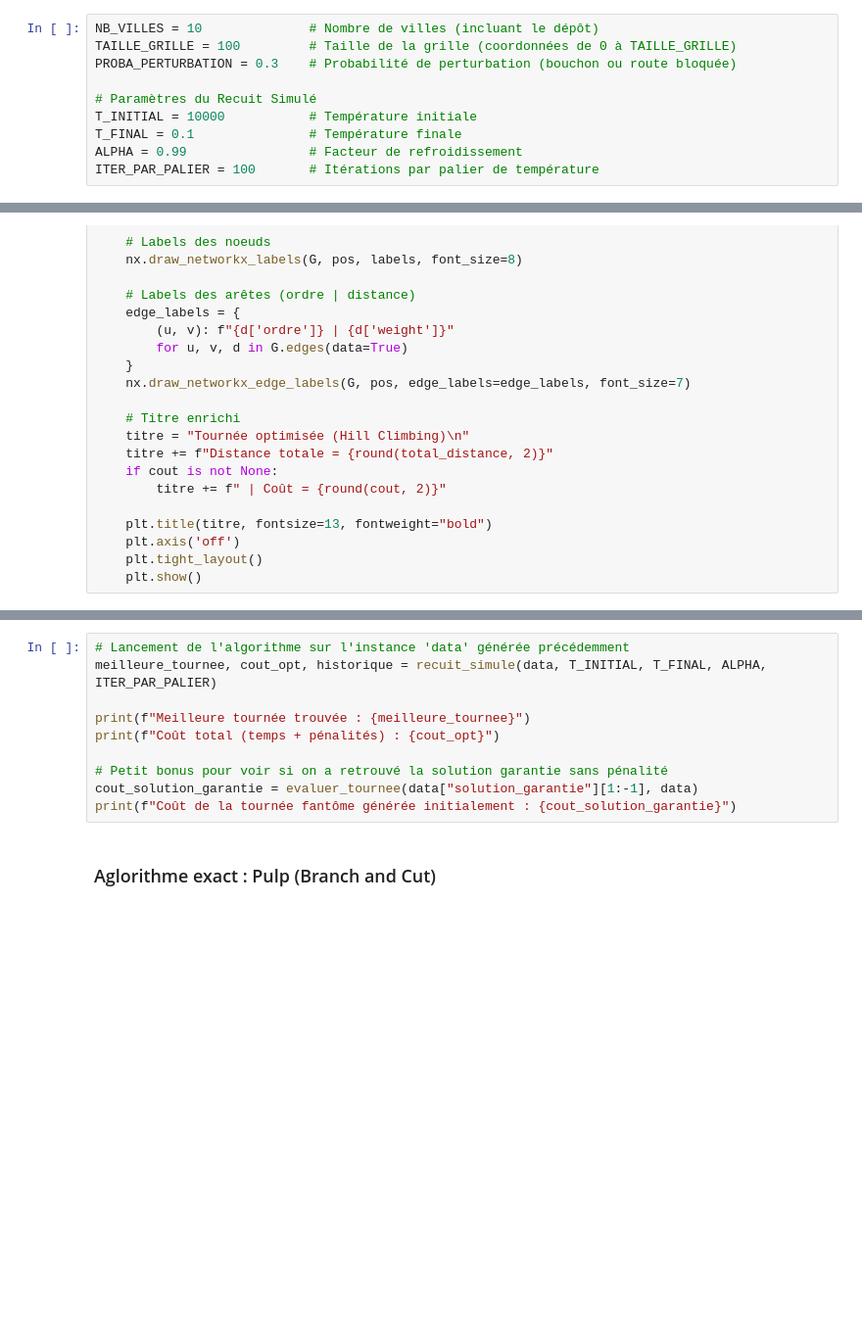
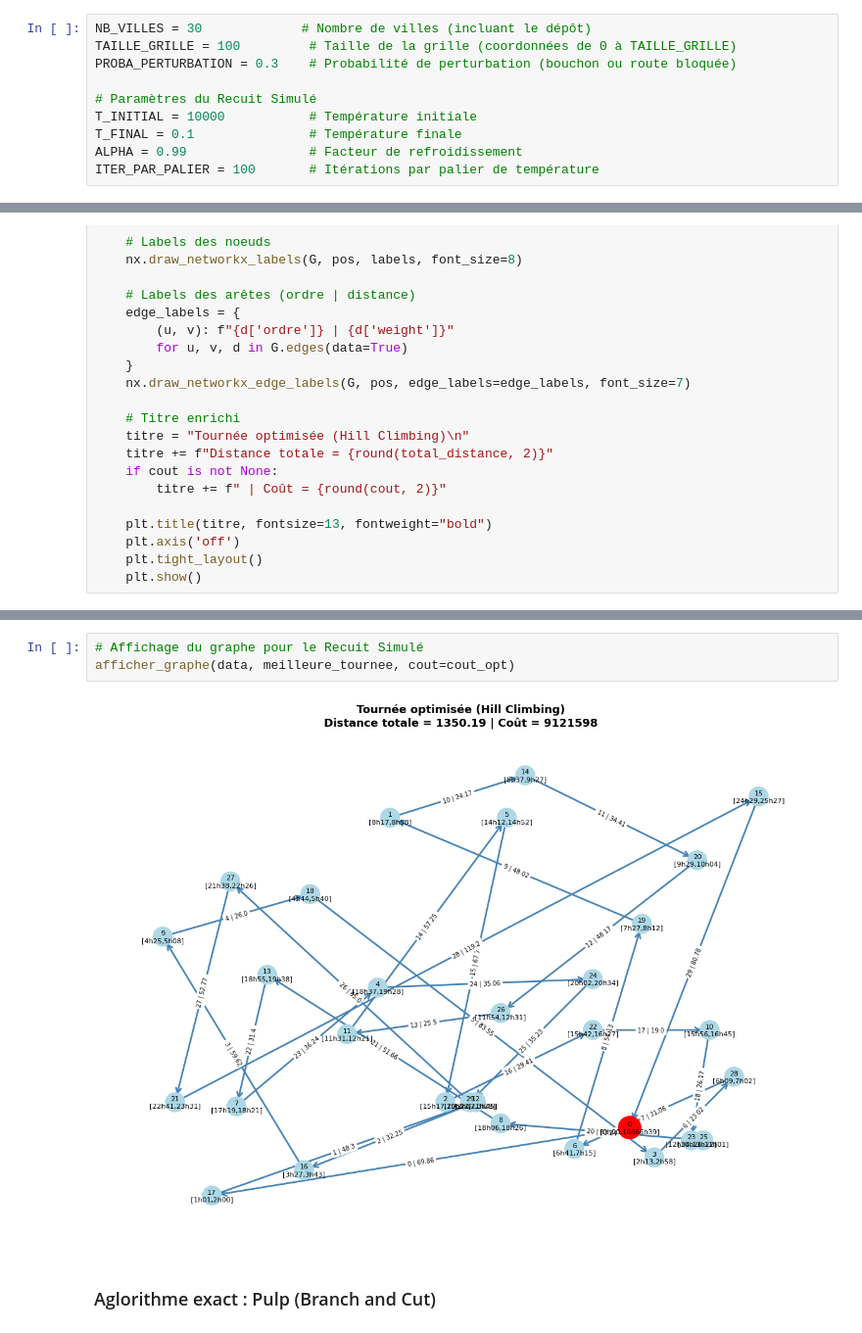
Before and after one commit to bastienldx/Equipe1_Projet_RO, a Jupyter notebook: Equipe1_Livrable1_RO.ipynb, the cells around one changed output, grey strips where cells are left out. Shown at 98% size. Cells and saved outputs as stored; diff of their text form; blank space fills up the shorter version.

```diff
--- a/Equipe1_Livrable1_RO.ipynb
+++ b/Equipe1_Livrable1_RO.ipynb
@@ -311,7 +311,7 @@ $$\forall i \in V, \quad \exists j \in V : (i,j) \in E \text{ et } c(i,j) > 0$$
 # %% [markdown]
 ### Variables
 # %%
-NB_VILLES = 10              # Nombre de villes (incluant le dépôt)
+NB_VILLES = 30             # Nombre de villes (incluant le dépôt)
 TAILLE_GRILLE = 100         # Taille de la grille (coordonnées de 0 à TAILLE_GRILLE)
 PROBA_PERTURBATION = 0.3    # Probabilité de perturbation (bouchon ou route bloquée)
 
@@ -883,13 +1063,8 @@ def recuit_simule(instance, t_initial=10000, t_final=0.1, alpha=0.99, iter_par_p
 # %%
-# Lancement de l'algorithme sur l'instance 'data' générée précédemment
-meilleure_tournee, cout_opt, historique = recuit_simule(data, T_INITIAL, T_FINAL, ALPHA, ITER_PAR_PALIER)
-
-print(f"Meilleure tournée trouvée : {meilleure_tournee}")
-print(f"Coût total (temps + pénalités) : {cout_opt}")
-
-# Petit bonus pour voir si on a retrouvé la solution garantie sans pénalité
-cout_solution_garantie = evaluer_tournee(data["solution_garantie"][1:-1], data)
-print(f"Coût de la tournée fantôme générée initialement : {cout_solution_garantie}")
+# Affichage du graphe pour le Recuit Simulé
+afficher_graphe(data, meilleure_tournee, cout=cout_opt)
+# %% [output]
+[figure, added]
 # %% [markdown]
 ### Aglorithme exact : Pulp (Branch and Cut)
 # %%
```
Also changed, not shown: parts of 23 cells of this notebook.
